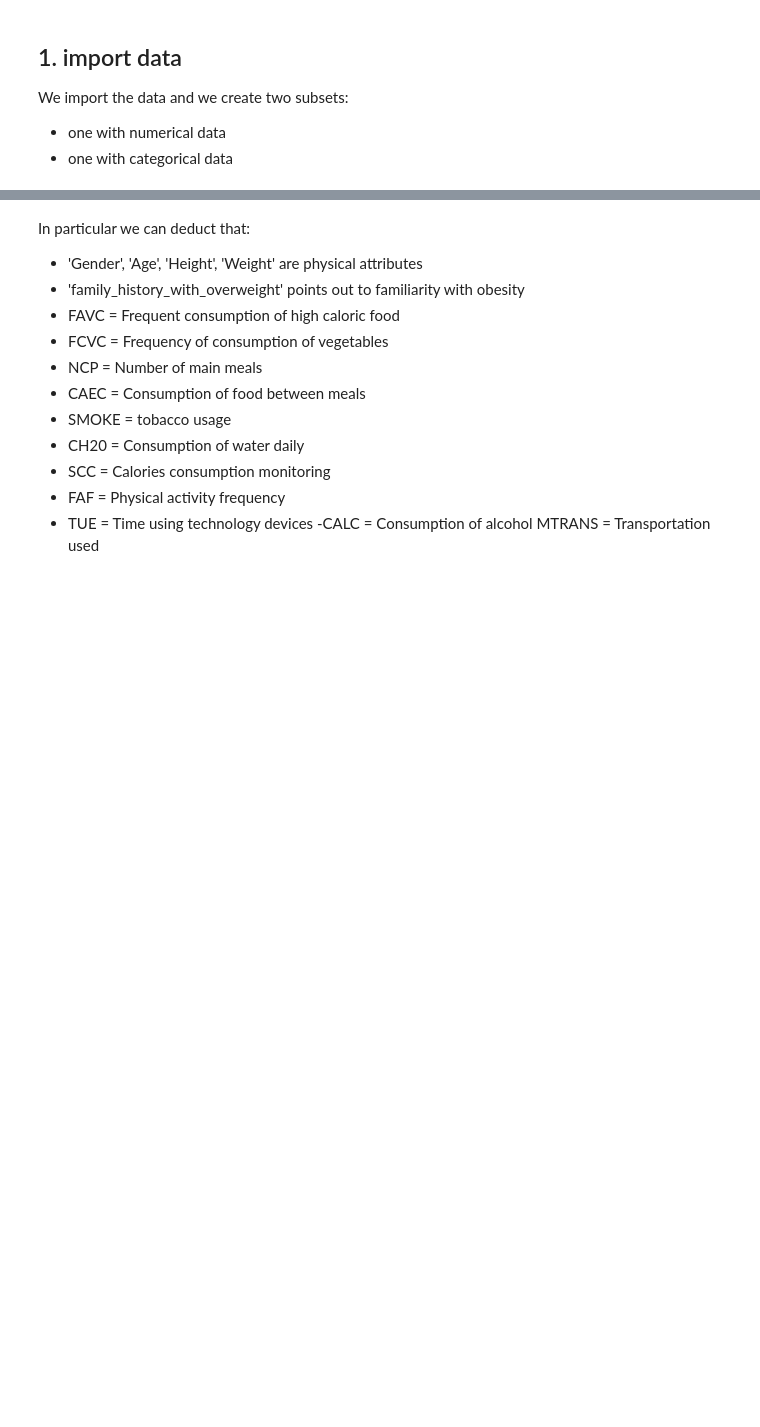
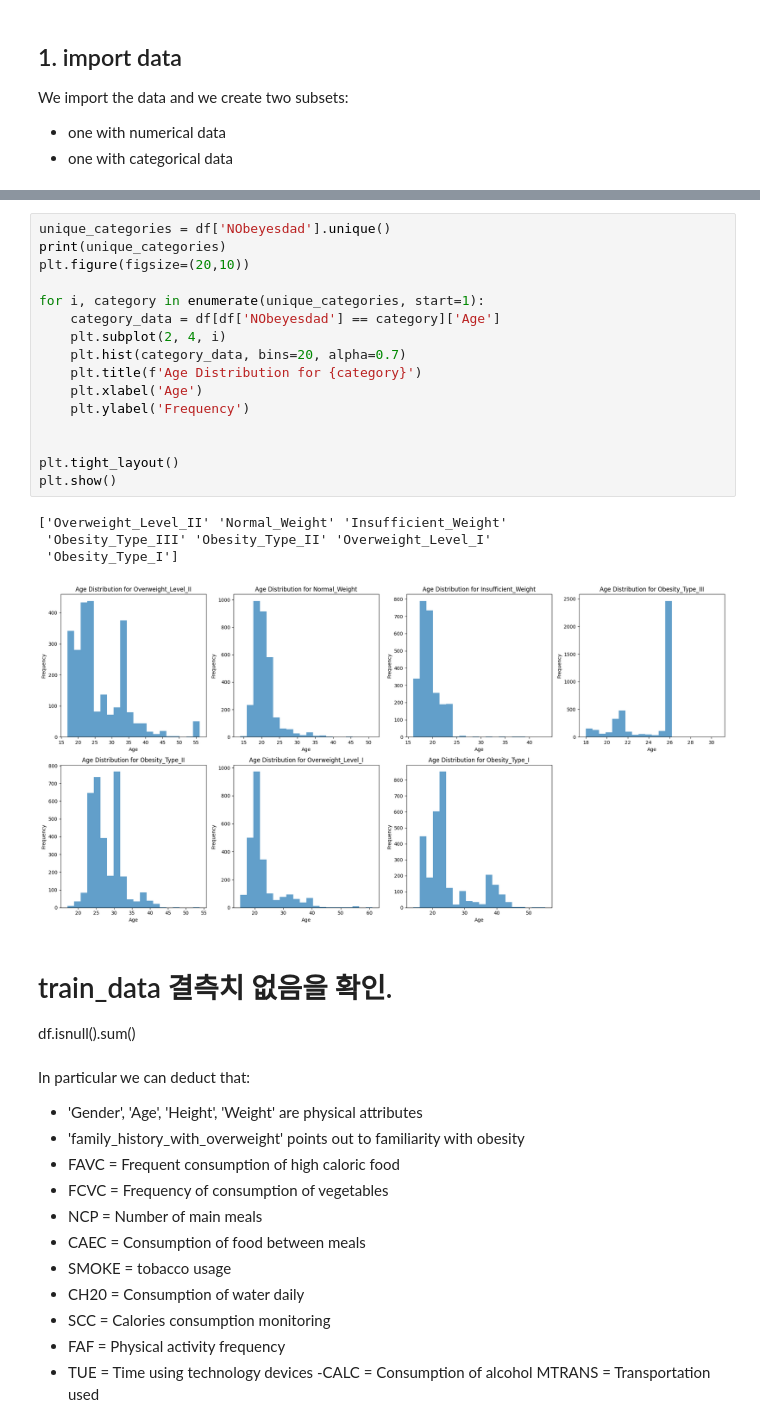
Before and after one commit to j2nhyeok/Multi-Class-Prediction-of-Obesity-Risk, a Jupyter notebook: obesity-classifier.ipynb, the cells around one changed output, grey strips where cells are left out. Drawn from its saved outputs; the diff is of its cells as text; blank space fills up the shorter version.

```diff
--- a/obesity-classifier.ipynb
+++ b/obesity-classifier.ipynb
@@ -41,3 +69,27 @@ df.head()
+# %%
+unique_categories = df['NObeyesdad'].unique()
+print(unique_categories)
+plt.figure(figsize=(20,10))
+
+for i, category in enumerate(unique_categories, start=1):
+    category_data = df[df['NObeyesdad'] == category]['Age']
+    plt.subplot(2, 4, i)
+    plt.hist(category_data, bins=20, alpha=0.7)
+    plt.title(f'Age Distribution for {category}')
+    plt.xlabel('Age')
+    plt.ylabel('Frequency')
+
+
+plt.tight_layout()
+plt.show()
+# %% [output]
+['Overweight_Level_II' 'Normal_Weight' 'Insufficient_Weight'
+ 'Obesity_Type_III' 'Obesity_Type_II' 'Overweight_Level_I'
+ 'Obesity_Type_I']
+[figure, added]
+# %% [markdown]
+# train_data 결측치 없음을 확인.
+df.isnull().sum()
 # %% [markdown]
 In particular we can deduct that:
 
```
Also changed, not shown: parts of 48 cells of this notebook.
